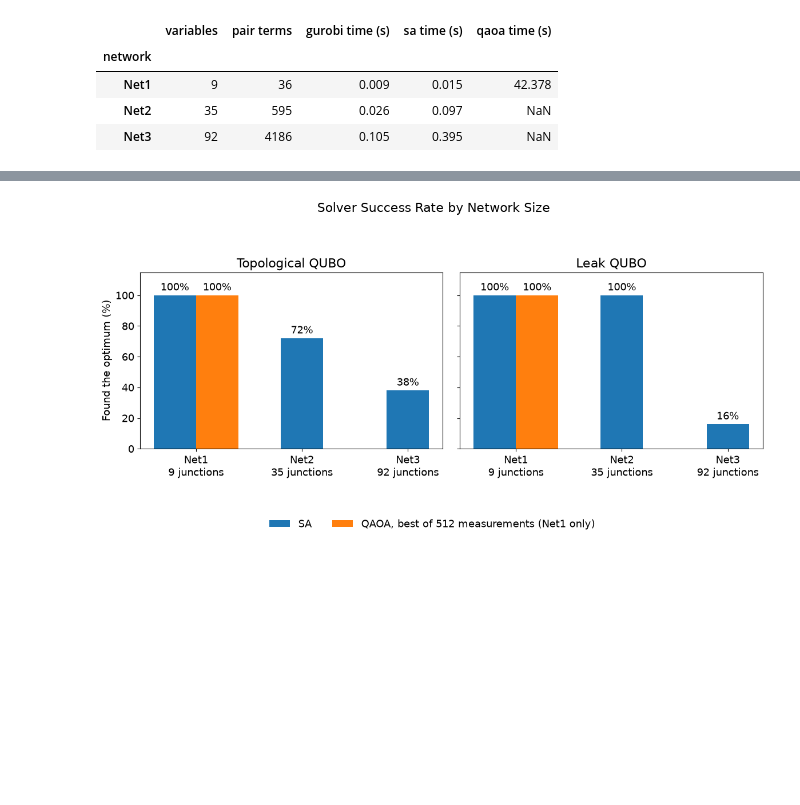
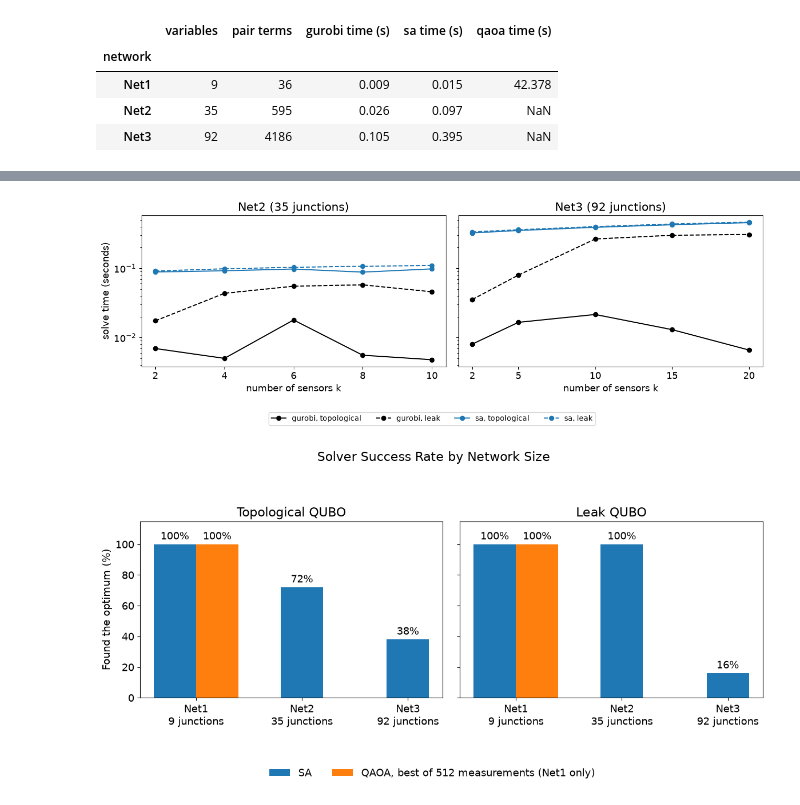
Before and after one commit to hamda-alh/wdn-sensor-qubo, a Jupyter notebook: notebooks/scalability.ipynb, the cells around one changed output, grey strips where cells are left out. Drawn from its saved outputs; the diff is of its cells as text; code cells hidden in the pictures; blank space fills up the shorter version.

```diff
--- a/notebooks/scalability.ipynb
+++ b/notebooks/scalability.ipynb
@@ -189,3 +212,14 @@ size
+# %%
+fig, axes = plt.subplots(1, 2, figsize=(13, 4.5), sharey=True)
+for ax, network in zip(axes, ["Net2", "Net3"]):
+    plot_runtime(ax, network)
+axes[0].set_ylabel("solve time (seconds)")
+handles, labels = axes[0].get_legend_handles_labels()
+fig.legend(handles, labels, fontsize=10, ncol=4, loc="lower center")
+plt.tight_layout(rect=(0, 0.1, 1, 1))
+plt.savefig("results/figures/runtime_Net2_Net3.png", dpi=200)
+# %% [output]
+[figure, added]
 # %%
 sa_found = 100 * seeds.groupby(["qubo", "network"])["found optimum"].mean()
 
```
Also changed, not shown: parts of 1 cell of this notebook, 4 other files.
